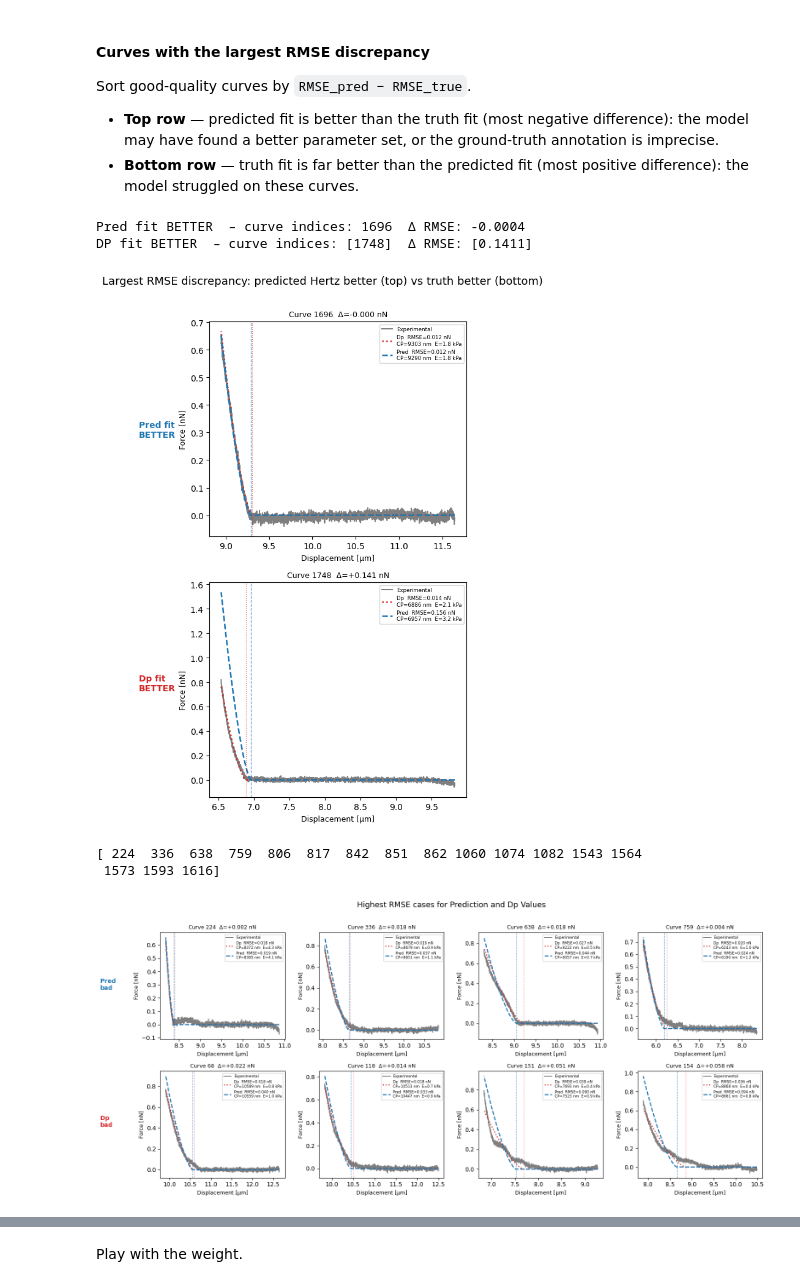
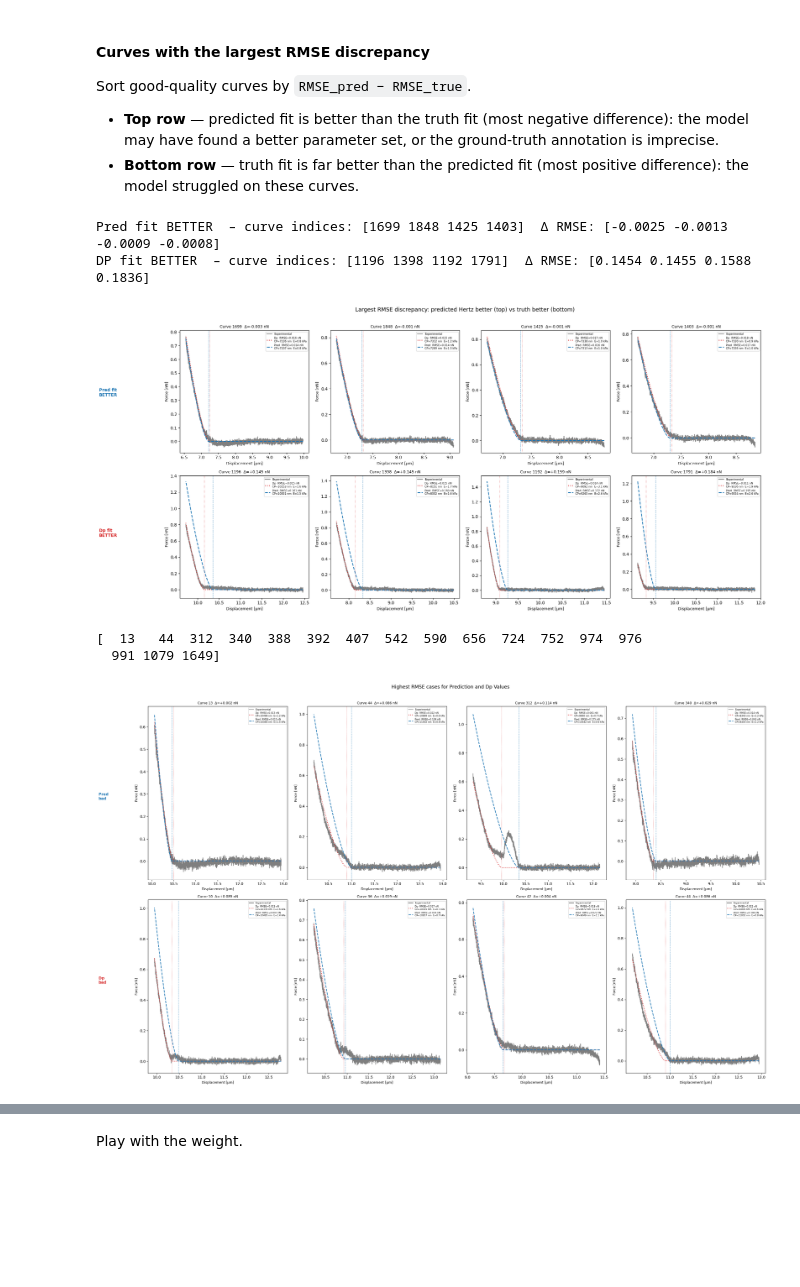
Before and after one commit to DeepTrackAI/ASAP, a Jupyter notebook: tutorial/EST/Part_3_AFM_simulation_draft.ipynb, the cells around one changed output, grey strips where cells are left out. Drawn from its saved outputs; the diff is of its cells as text; code cells hidden in the pictures; blank space fills up the shorter version.

```diff
--- a/tutorial/EST/Part_3_AFM_simulation_draft.ipynb
+++ b/tutorial/EST/Part_3_AFM_simulation_draft.ipynb
@@ -62,7 +62,7 @@ class SimulationConfig:
     ny = 16
     pixel_size_m = 2e-6
     z_length_m = 3e-6
-    z_speed_um_s = 9.0
+    z_speed_um_s = 9
     sampling_frequency_hz = 900
     setpoint_force_n_range = [1.0e-9, 1e-9]
     tip_shape = "Sphere"
@@ -74,12 +74,12 @@ class SimulationConfig:
 
 @dataclass
 class DatasetConfig:
-    n_samples = 1500
+    n_samples = 100
     topography_types = ("gaussian_features", "hemisphere")
-    substrate_stiffness_range_pa = (0.1e3, 5e3)
-    feature_stiffness_range_pa = (0.1e3, 5e3)
-    height_range_m = (0.2e-6, 2e-6)
-    contact_point_range_m = (0.01e-6, 2.9e-6)
+    substrate_stiffness_range_pa = (0.05e3, 5e3)
+    feature_stiffness_range_pa = (0.05e3, 5e3)
+    height_range_m = (0.05e-6, 1.5e-6)
+    contact_point_range_m = (0.1e-6, 2.9e-6)
 
 @dataclass
 class ModelConfig:
@@ -1425,14 +1444,14 @@ Load the best model from the callback function.
 # %%
 print(f"The best model is saved at {checkpoint_callback.best_model_path}")
 
-checkpoint_callback.best_model_path = 'logs/regressor/version_2/checkpoints/epoch=990-step=87208.ckpt'
+checkpoint_callback.best_model_path = 'logs/regressor/same_weight/cell/version_JC/checkpoints/epoch=1949-step=7800.ckpt'
 best_regressor = dl.Regressor.load_from_checkpoint(
     checkpoint_callback.best_model_path
 )
 
 # Uncomment if you want to load a pretrained model
 
-# pretraiend_model_path = Path.cwd() / "models" / "epoch=1949-step=7800.ckpt"
+# pretraiend_model_path = Path.cwd() / "logs" / "epoch=1949-step=7800.ckpt"
 
 # print(f"Loading the model at {pretraiend_model_path}")
 
@@ -1774,6 +1881,9 @@ for idx in range(n_curves):
     if len(force_nN) == len(f_hertz_dp_nN):
         rmse_dp_arr[idx] = np.sqrt(np.mean((force_nN - f_hertz_dp_nN) ** 2))
         rmse_pred_arr[idx] = np.sqrt(np.mean((force_nN - f_hertz_pred_nN) ** 2))
+    else:
+        rmse_dp_arr[idx] = np.nan
+        rmse_pred_arr[idx] = np.nan
 
 good_idx       = np.where(labels == 1)[0]
 rmse_dp_good = rmse_dp_arr[good_idx]
@@ -1834,8 +1944,8 @@ Sort good-quality curves by `RMSE_pred − RMSE_true`.
 # %%
 diff_good = rmse_pred_good - rmse_dp_good   # negative → pred better
 
-n_show = 1
-pred_better_local = np.argsort(diff_good)[n_show]   # most negative
+n_show = 4
+pred_better_local = np.argsort(diff_good)[:n_show]   # most negative
 dp_better_local = np.argsort(diff_good)[-n_show:]   # most positive
 
 pred_better_idx = good_idx[pred_better_local]
@@ -1847,7 +1957,7 @@ print("DP fit BETTER  – curve indices:", dp_better_idx,
       " Δ RMSE:", diff_good[dp_better_local].round(4))
 
 
-def _plot_discrepancy_row(indices, ax_row):
+def _plot_discrepancy_row(approach_curves, indices, ax_row):
     for ax, idx in zip(ax_row, indices):
 
         disp_um, force_nN, cp_dp_um, cp_pred_um, e_dp_pa, e_pred_pa, f_dp, f_pred = fitting_plotting(approach_curves, idx)
@@ -1861,57 +1971,53 @@ def _plot_discrepancy_row(indices, ax_row):
                       f"CP={cp_dp_um*1000:.0f} nm  E={e_dp_pa/1e3:.1f} kPa")
         ax.plot(disp_um, f_pred,   "tab:blue", lw=1.8, ls="--",
                 label=f"Pred  RMSE={r_pred:.3f} nN\n"
                       f"CP={cp_pred_um*1000:.0f} nm  E={e_pred_pa/1e3:.1f} kPa")
         ax.axvline(cp_dp_um, color="tab:red",  lw=0.9, ls=":", alpha=0.7)
         ax.axvline(cp_pred_um, color="tab:blue", lw=0.9, ls="--", alpha=0.7)
         ax.set_xlabel("Displacement [µm]", fontsize=9)
+        # ax.set_xlim(6.5, 7.2)
+        # ax.set_ylim(0, 0.8)
         ax.set_title(f"Curve {idx}  Δ={rmse_pred_arr[idx]-rmse_dp_arr[idx]:+.3f} nN",
                      fontsize=9)
         ax.legend(fontsize=6.2)
 
 
-fig, axes = plt.subplots(2, n_show, figsize=(5 * n_show, 9), sharey=False)
+fig, axes = plt.subplots(2, n_show, figsize=( 5 * n_show, 10), sharey=False)
 
+_plot_discrepancy_row(approach_curves,pred_better_idx, axes[0])
 
+_plot_discrepancy_row(approach_curves, dp_better_idx, axes[1])
 
-_plot_discrepancy_row([pred_better_idx], [axes[0]])
-
-_plot_discrepancy_row(dp_better_idx, [axes[1]])
-
-for ax in [axes[0]]:
+for ax in axes[0]:
     ax.set_ylabel("Force [nN]", fontsize=9)
-for ax in [axes[1]]:
+for ax in axes[1]:
     ax.set_ylabel("Force [nN]", fontsize=9)
-
-axes[0].set_title(
-    f"Curve {pred_better_idx}  Δ={rmse_pred_arr[pred_better_idx]-rmse_dp_arr[pred_better_idx]:+.3f} nN",
-    fontsize=9)
 
 fig.text(-0.1, 0.73, "Pred fit\nBETTER", ha="left", va="center",
          fontsize=10, fontweight="bold", color="tab:blue")
 fig.text(-0.1, 0.27, "Dp fit\nBETTER", ha="left", va="center",
          fontsize=10, fontweight="bold", color="tab:red")
 
 plt.suptitle(
     "Largest RMSE discrepancy: predicted Hertz better (top) vs truth better (bottom)",
     y=1.01, fontsize=13,
 )
 plt.tight_layout()
 plt.show()
 # %% [output]
-Pred fit BETTER  – curve indices: 1696  Δ RMSE: -0.0004
-DP fit BETTER  – curve indices: [1748]  Δ RMSE: [0.1411]
+Pred fit BETTER  – curve indices: [1699 1848 1425 1403]  Δ RMSE: [-0.0025 -0.0013 -0.0009 -0.0008]
+DP fit BETTER  – curve indices: [1196 1398 1192 1791]  Δ RMSE: [0.1454 0.1455 0.1588 0.1836]
-[figure, old version]
+[figure, new version]
 # %%
 indxs_0 = np.where(rmse_pred_good>np.percentile(rmse_pred_good, 99))[0]
 indxs_1 = np.where(rmse_dp_good>np.percentile(rmse_dp_good, 99))[0]
 
 print(indxs_0)
 n_curves=4
-fig, axes = plt.subplots(2, n_curves, figsize=(15 * n_show, 7), sharey=False)
+fig, axes = plt.subplots(2, n_curves, figsize=(6 * n_show, 15), sharey=False)
 
-_plot_discrepancy_row(indxs_0[:n_curves], axes[0])
-_plot_discrepancy_row(indxs_1[:n_curves], axes[1])
+_plot_discrepancy_row(approach_curves, indxs_0[:n_curves], axes[0])
+_plot_discrepancy_row(approach_curves, indxs_1[:n_curves], axes[1])
 
 for ax in axes[0]:
     ax.set_ylabel("Force [nN]", fontsize=9)
@@ -1930,9 +2036,9 @@ plt.suptitle(
 plt.tight_layout()
 plt.show()
 # %% [output]
-[ 224  336  638  759  806  817  842  851  862 1060 1074 1082 1543 1564
- 1573 1593 1616]
+[  13   44  312  340  388  392  407  542  590  656  724  752  974  976
+  991 1079 1649]
-[figure, old version]
+[figure, new version]
 # %%
 indxs_0 = np.where(rmse_pred_good<np.percentile(rmse_pred_good, 99))[0]
 indxs_1 = np.where(rmse_dp_good<np.percentile(rmse_dp_good, 99))[0]
```
Also changed, not shown: parts of 21 cells of this notebook.
